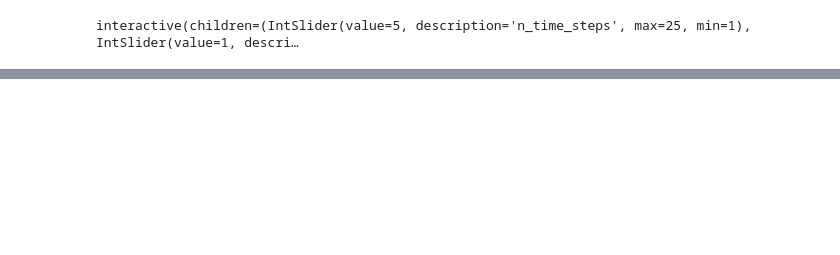
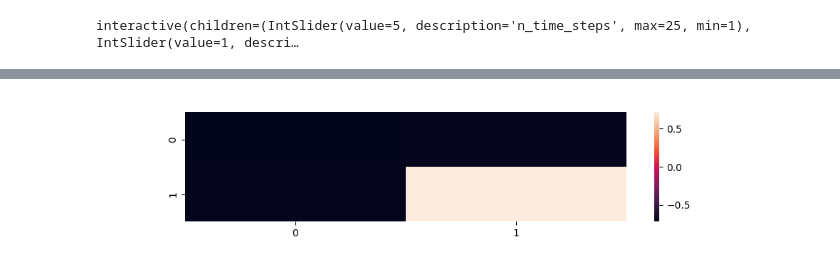
Before and after one commit to kushalkolar/td-svd-sandbox, a Jupyter notebook: toy_data.ipynb, the cells around one changed output, grey strips where cells are left out. Cells and saved outputs as stored; diff of their text form; code cells hidden in the pictures; blank space fills up the shorter version.

```diff
--- a/toy_data.ipynb
+++ b/toy_data.ipynb
@@ -136,0 +204,6 @@ plt.show()
+# %%
+fig = plt.figure(figsize=(10, 2))
+sns.heatmap(u)
+plt.show()
+# %% [output]
+[figure, added]
```
Also changed, not shown: parts of 14 cells of this notebook, 1 other file.
